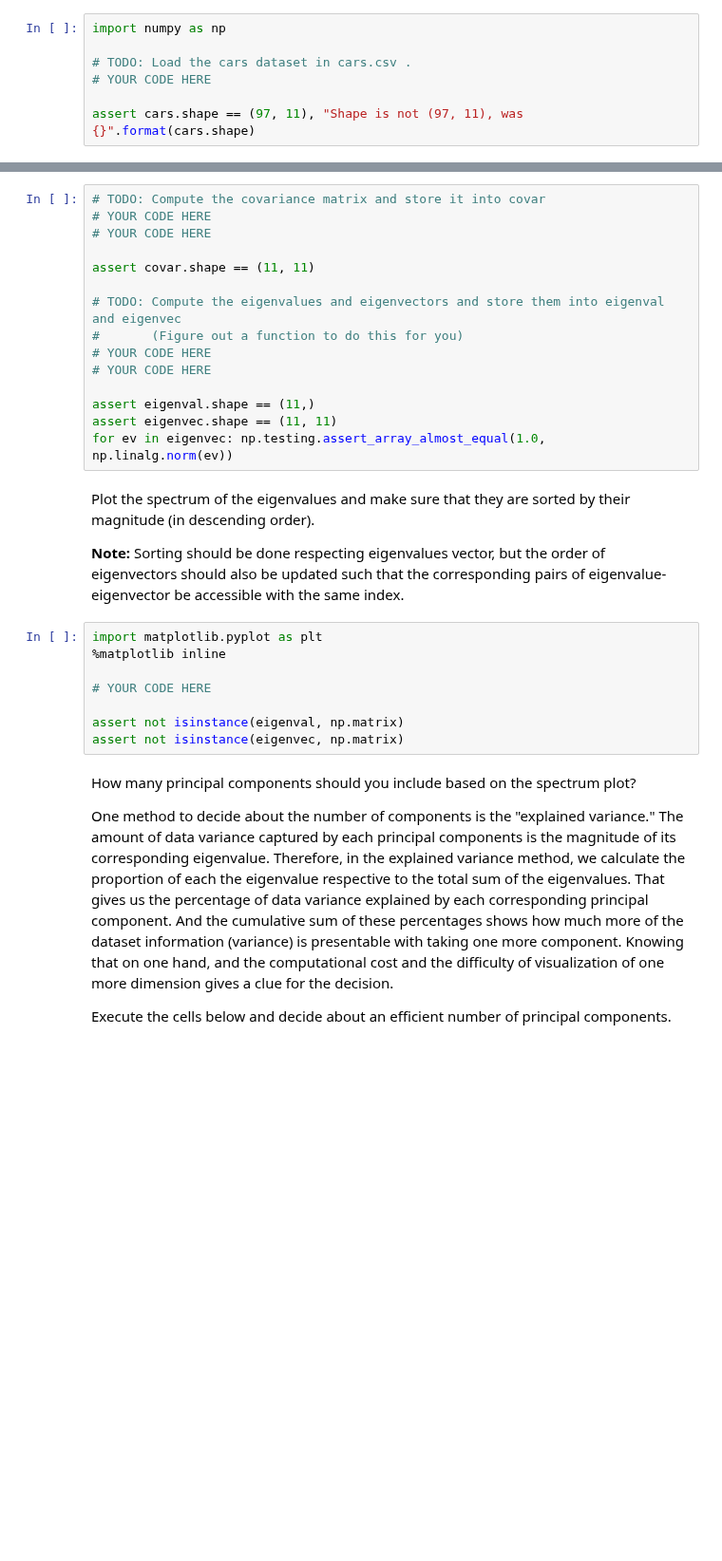
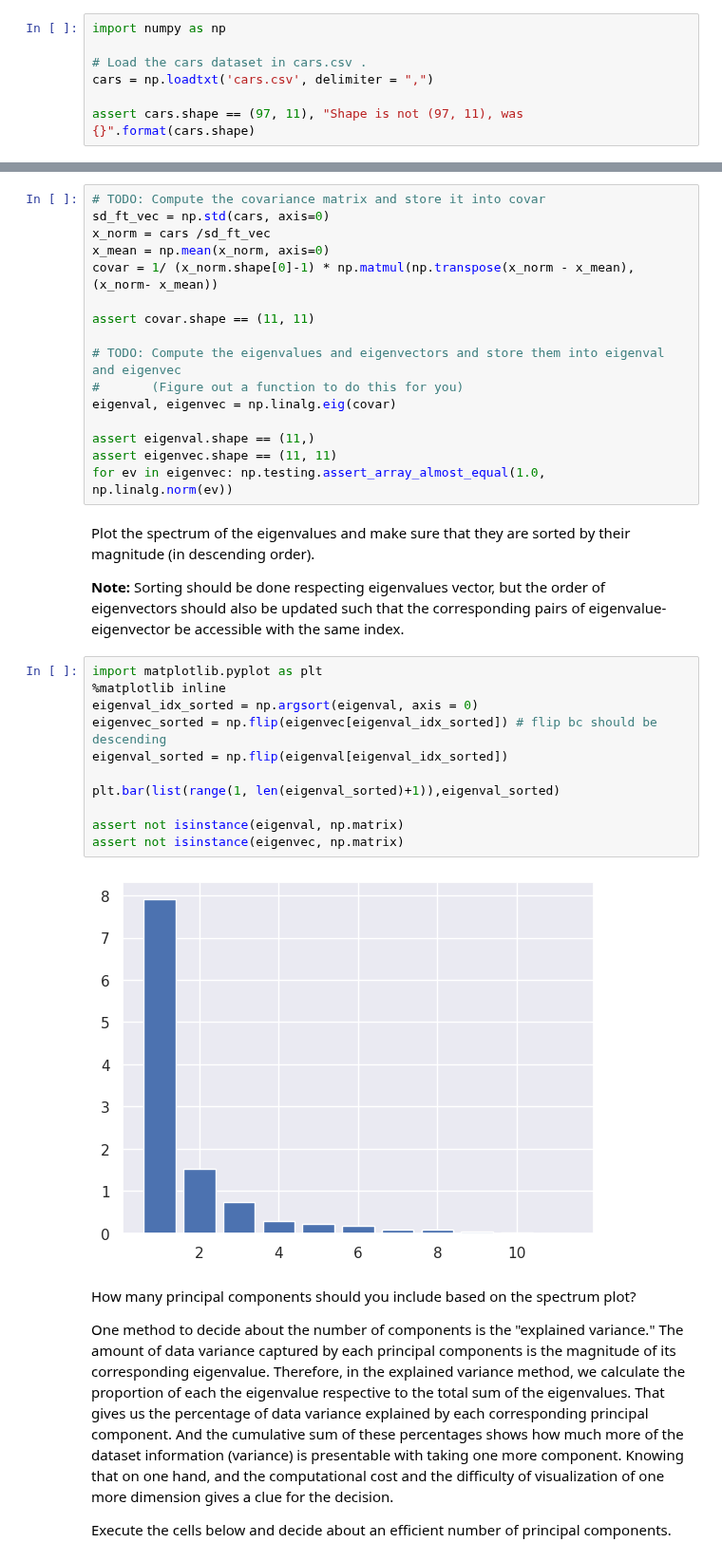
Before and after one commit to Mini11e/ML, a Jupyter notebook: hw06/sheet06_new.ipynb, the cells around one changed output, grey strips where cells are left out. Shown at 95% size. Saved outputs shown, nothing was run; the diff lists cells and outputs as text; blank space fills up the shorter version.

```diff
--- a/hw06/sheet06_new.ipynb
+++ b/hw06/sheet06_new.ipynb
@@ -62,8 +62,8 @@ We would like to visualize these high dimensional features to get a feeling for
 # %%
 import numpy as np
 
-# TODO: Load the cars dataset in cars.csv .
-# YOUR CODE HERE
+# Load the cars dataset in cars.csv .
+cars = np.loadtxt('cars.csv', delimiter = ",")
 
 assert cars.shape == (97, 11), "Shape is not (97, 11), was {}".format(cars.shape)
 # %% [markdown]
@@ -107,15 +110,16 @@ $${\bf{X}}_{norm} = \frac{\bf{X}}{\sigma}$$
 when $\sigma$ is the standard deviation vector of features.
 # %%
 # TODO: Compute the covariance matrix and store it into covar
-# YOUR CODE HERE
-# YOUR CODE HERE
+sd_ft_vec = np.std(cars, axis=0)
+x_norm = cars /sd_ft_vec
+x_mean = np.mean(x_norm, axis=0)
+covar = 1/ (x_norm.shape[0]-1) * np.matmul(np.transpose(x_norm - x_mean), (x_norm- x_mean))
 
 assert covar.shape == (11, 11)
 
 # TODO: Compute the eigenvalues and eigenvectors and store them into eigenval and eigenvec
 #       (Figure out a function to do this for you)
-# YOUR CODE HERE
-# YOUR CODE HERE
+eigenval, eigenvec = np.linalg.eig(covar)
 
 assert eigenval.shape == (11,)
 assert eigenvec.shape == (11, 11)
@@ -127,11 +131,16 @@ Plot the spectrum of the eigenvalues and make sure that they are sorted by their
 # %%
 import matplotlib.pyplot as plt
 %matplotlib inline
+eigenval_idx_sorted = np.argsort(eigenval, axis = 0)
+eigenvec_sorted = np.flip(eigenvec[eigenval_idx_sorted]) # flip bc should be descending
+eigenval_sorted = np.flip(eigenval[eigenval_idx_sorted])
 
-# YOUR CODE HERE
+plt.bar(list(range(1, len(eigenval_sorted)+1)),eigenval_sorted)
 
 assert not isinstance(eigenval, np.matrix)
 assert not isinstance(eigenvec, np.matrix)
+# %% [output]
+[figure, added]
 # %% [markdown]
 How many principal components should you include based on the spectrum plot?
 
```
Also changed, not shown: parts of 1 cell of this notebook.
